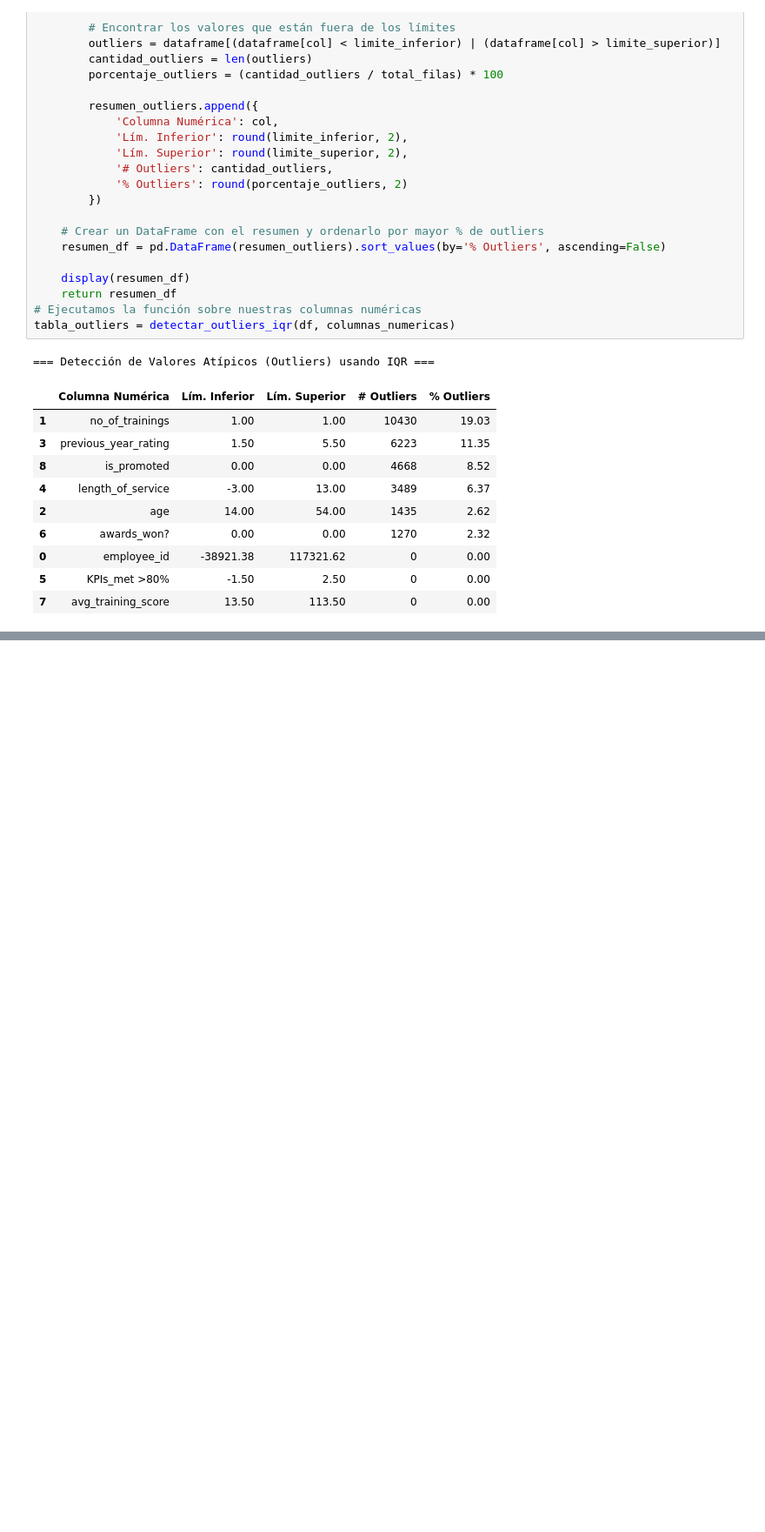
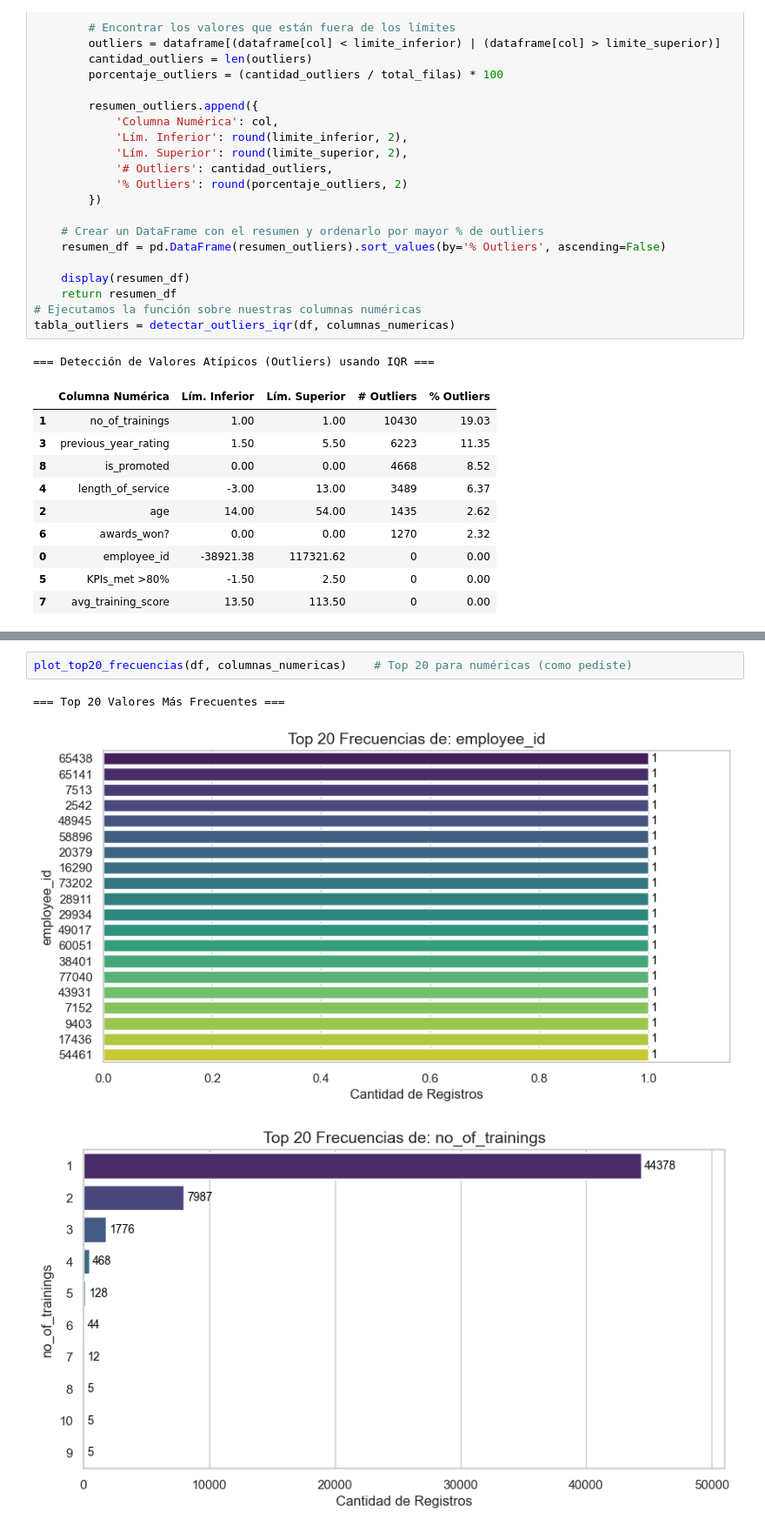
Before and after one commit to lMiaul/ML_TF, a Jupyter notebook: pipeline.ipynb, the cells around one changed output, grey strips where cells are left out. Shown at 87% size. Cells and saved outputs as stored; diff of their text form; blank space fills up the shorter version.

```diff
--- a/pipeline.ipynb
+++ b/pipeline.ipynb
@@ -300,0 +419,6 @@ tabla_outliers = detectar_outliers_iqr(df, columnas_numericas)
+# %%
+plot_top20_frecuencias(df, columnas_numericas)    # Top 20 para numéricas (como pediste)
+# %% [output]
+=== Top 20 Valores Más Frecuentes ===
+[figure, added]
+[figure, added]
```
Also changed, not shown: parts of 16 cells of this notebook, 1 other file.
